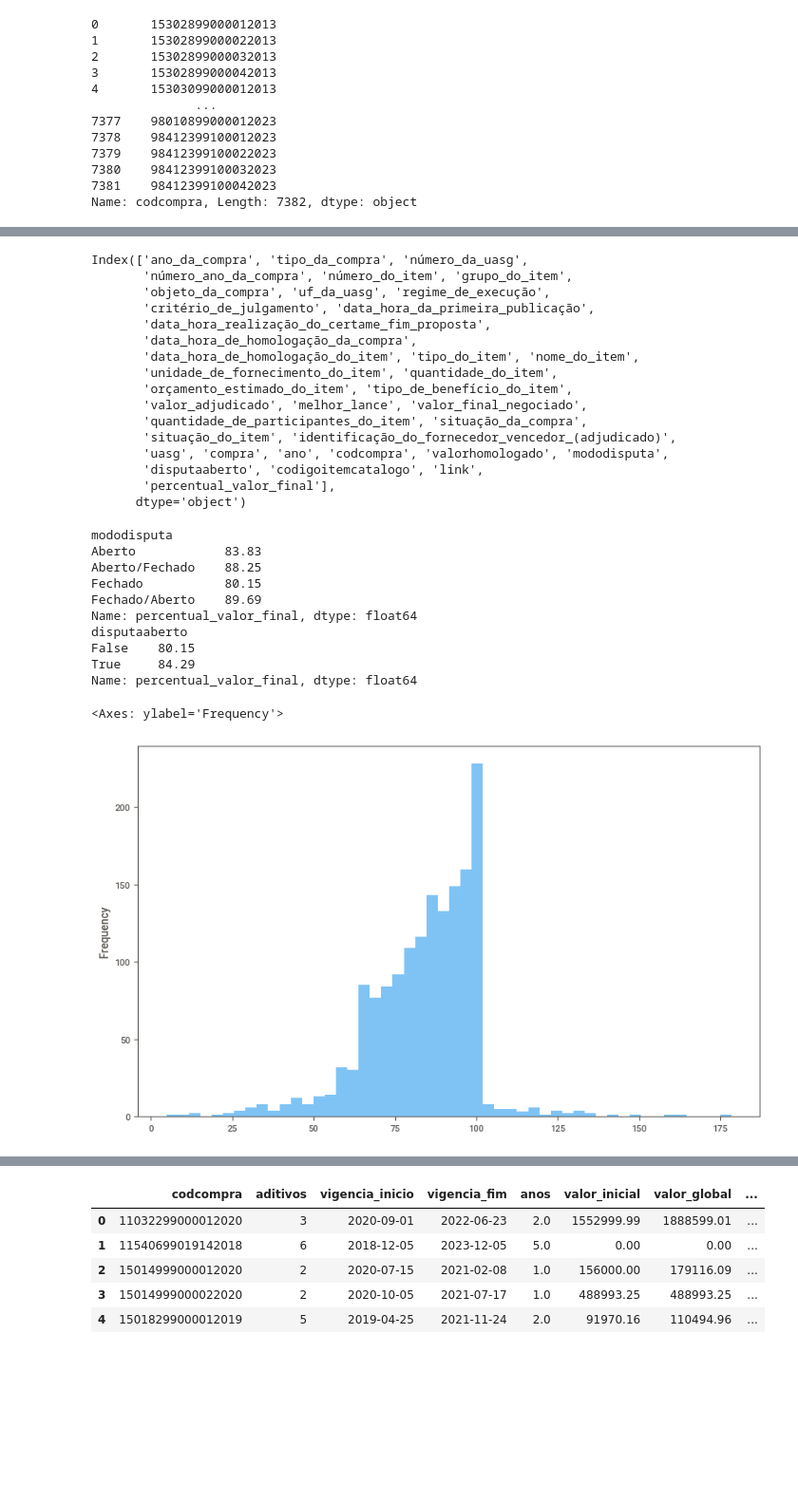
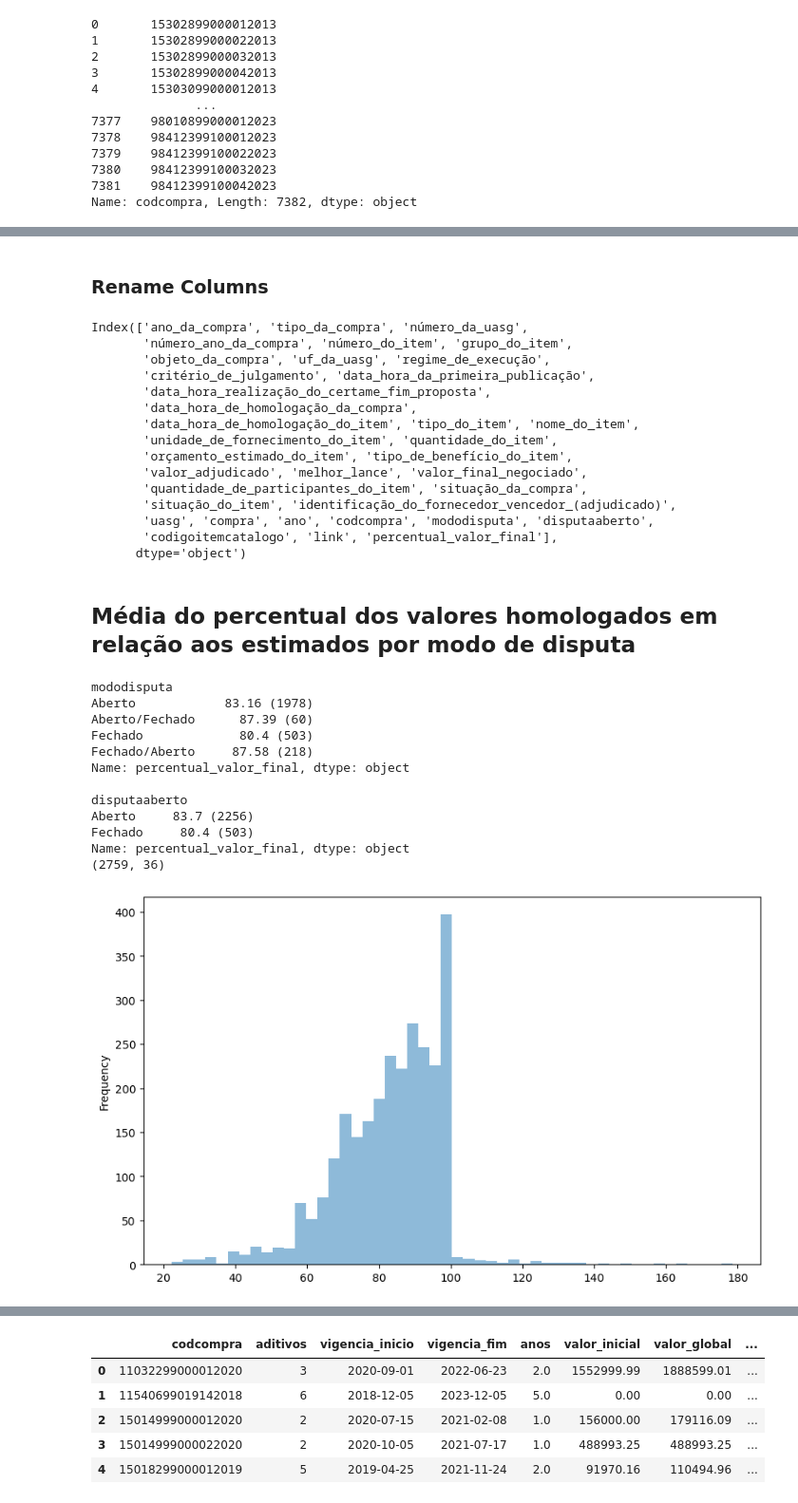
Before and after one commit to hugosouto/comprasgov-modo-disputa-obras, a Jupyter notebook: comprasgov_modo_disputa_obras.ipynb, the cells around one changed output, grey strips where cells are left out. Shown at 95% size. Saved outputs shown, nothing was run; the diff lists cells and outputs as text; code cells hidden in the pictures; blank space fills up the shorter version.

```diff
--- a/comprasgov_modo_disputa_obras.ipynb
+++ b/comprasgov_modo_disputa_obras.ipynb
@@ -63,12 +71,15 @@ memory usage: 917.7+ KB
 # %%
+# Make a copy of the original df_siasgnet DataFrame
 df_siasgnet = df_siasgnet_original.copy()
 
 # Show the distinct values of mododisputa on df_siasgnet
 print(df_siasgnet['mododisputa'].unique())
 
+# Create a new column disputaaberto that indicates whether the mododisputa is open or not
 df_siasgnet['disputaaberto'] = df_siasgnet['mododisputa'].apply(
-    lambda x: True if x in ['Aberto','Fechado/Aberto','Aberto/Fechado'] else False)
+    lambda x: 'Aberto' if x in ['Aberto','Fechado/Aberto','Aberto/Fechado'] else 'Fechado')
 
+# Count the number of True and False values in the disputaaberto column
 df_siasgnet['disputaaberto'].value_counts()
 # %% [output]
 ['Aberto' 'Fechado' 'Fechado/Aberto' 'Aberto/Fechado']
@@ -127,19 +153,25 @@ memory usage: 1.5+ MB
 # %%
-df_serpro = df_serpro_original.copy()
-
+# Convert the 'Número da Uasg' and 'Número / Ano da Compra' columns to string type
 string_cols = [
     'Número da Uasg',
     'Número / Ano da Compra',
     ]
 df_serpro[string_cols] = df_serpro[string_cols].astype(str)
 
+# Pad the 'Número da Uasg' column with zeros to 6 digits and store the result in a new 'uasg' column
 df_serpro['uasg'] = df_serpro['Número da Uasg'].str.zfill(6)
 
+# Split the 'Número / Ano da Compra' column into 'compra' and 'ano' columns using the '/' character as a separator
 df_serpro[['compra', 'ano']] = df_serpro['Número / Ano da Compra'].str.split('/', expand=True)
+
+# Pad the 'compra' column with zeros to 5 digits and the 'ano' column with zeros to 4 digits
 df_serpro['compra'] = df_serpro['compra'].str.zfill(5)
 df_serpro['ano'] = df_serpro['ano'].str.zfill(4)
 
+# Concatenate the 'uasg', 'compra', and 'ano' columns to create a new 'codcompra' column
 df_serpro['codcompra'] = df_serpro['uasg'] + '99' + df_serpro['compra'] + df_serpro['ano']
+
+# Show the 'codcompra' column
 df_serpro['codcompra']
 # %% [output]
 0       15302899000012013
@@ -161,4 +195,4 @@ df_serpro = df_serpro[df_serpro['Orçamento Estimado do Item'] != 0.01]
 # Clean rows where df_serpro['Identificação do Fornecedor Vencedor (adjudicado)'] == Sem vencedor
 df_serpro = df_serpro[df_serpro['Identificação do Fornecedor Vencedor (adjudicado)'] != 'Sem vencedor']
 
-df_serpro['valorhomologado'] = df_serpro.apply(lambda x: x['Melhor Lance'] if pd.isnull(x['Valor Final Negociado']) else x['Valor Final Negociado'], axis=1)
+# df_serpro['valorhomologado'] = df_serpro.apply(lambda x: x['Melhor Lance'] if pd.isnull(x['Valor Final Negociado']) else x['Valor Final Negociado'], axis=1)
@@ -175,8 +211,14 @@ df_serpro_siasgnet = pd.merge(
     on='codcompra'
     )
 
-df_serpro_siasgnet['percentual_valor_final'] = df_serpro_siasgnet['valorhomologado'] / df_serpro_siasgnet['Orçamento Estimado do Item'] * 100
+# Compute the percentual_valor_final column as the ratio of valorhomologado to Orçamento Estimado do Item
+df_serpro_siasgnet['percentual_valor_final'] = df_serpro_siasgnet['Valor Adjudicado'] / df_serpro_siasgnet['Orçamento Estimado do Item'] * 100
+    # df_serpro_siasgnet['percentual_valor_final'] = ((df_serpro_siasgnet['Valor Adjudicado'] / df_serpro_siasgnet['Orçamento Estimado do Item']) - 1) * 100
 
+# Eliminate outliers
+df_serpro_siasgnet = df_serpro_siasgnet[(df_serpro_siasgnet['percentual_valor_final'] <= 200) & (df_serpro_siasgnet['percentual_valor_final'] >= 20)]
+
+# Print the shape of the resulting DataFrame and show the DataFrame
 print(df_serpro_siasgnet.shape)
 df_serpro_siasgnet
 # %% [output]
@@ -197,3 +239,5 @@ df_serpro_siasgnet
+# %% [markdown]
+### Rename Columns
 # %%
 # Make all column names lower case and snake case
 df_serpro_siasgnet.columns = df_serpro_siasgnet.columns \
@@ -214,31 +258,37 @@ Index(['ano_da_compra', 'tipo_da_compra', 'número_da_uasg',
        'valor_adjudicado', 'melhor_lance', 'valor_final_negociado',
        'quantidade_de_participantes_do_item', 'situação_da_compra',
        'situação_do_item', 'identificação_do_fornecedor_vencedor_(adjudicado)',
-       'uasg', 'compra', 'ano', 'codcompra', 'valorhomologado', 'mododisputa',
-       'disputaaberto', 'codigoitemcatalogo', 'link',
-       'percentual_valor_final'],
+       'uasg', 'compra', 'ano', 'codcompra', 'mododisputa', 'disputaaberto',
+       'codigoitemcatalogo', 'link', 'percentual_valor_final'],
       dtype='object')
+# %% [markdown]
+## Média do percentual dos valores homologados em relação aos  estimados por modo de disputa
 # %%
 # Eliminate outliers from percentual_valor_final
 df_plot = df_serpro_siasgnet.copy()
-df_plot = df_plot[(df_plot['percentual_valor_final'] <= 200) & (df_plot['percentual_valor_final'] >= 1)]
 
 # Calculate the mean of percentual_valor_final by mododisputa rounded to 2 decimal places
-print(df_plot.groupby('mododisputa')['percentual_valor_final'].mean().round(2))
-print(df_plot.groupby('disputaaberto')['percentual_valor_final'].mean().round(2))
+# print(df_plot.groupby('mododisputa')['percentual_valor_final'].mean().round(2)
+print((df_plot.groupby('mododisputa')['percentual_valor_final'].mean().round(2)).astype(str) +
+      ' (' + df_plot.groupby('mododisputa')['percentual_valor_final'].count().astype(str) + ')')
+print('')
+print((df_plot.groupby('disputaaberto')['percentual_valor_final'].mean().round(2)).astype(str) +
+      ' (' + df_plot.groupby('disputaaberto')['percentual_valor_final'].count().astype(str) + ')')
 
 # Calculate and plot the distribution of percentual_valor_final
 df_plot['percentual_valor_final'].plot.hist(bins=50, figsize=(10,6), alpha=0.5)
+print(df_plot.shape)
 # %% [output]
 mododisputa
-Aberto            83.83
-Aberto/Fechado    88.25
-Fechado           80.15
-Fechado/Aberto    89.69
-Name: percentual_valor_final, dtype: float64
+Aberto            83.16 (1978)
+Aberto/Fechado      87.39 (60)
+Fechado             80.4 (503)
+Fechado/Aberto     87.58 (218)
+Name: percentual_valor_final, dtype: object
+
 disputaaberto
-False    80.15
-True     84.29
-Name: percentual_valor_final, dtype: float64
+Aberto     83.7 (2256)
+Fechado     80.4 (503)
+Name: percentual_valor_final, dtype: object
+(2759, 36)
-<Axes: ylabel='Frequency'>
-[figure, old version]
+[figure, new version]
```
Also changed, not shown: parts of 31 cells of this notebook, 6 other files.
